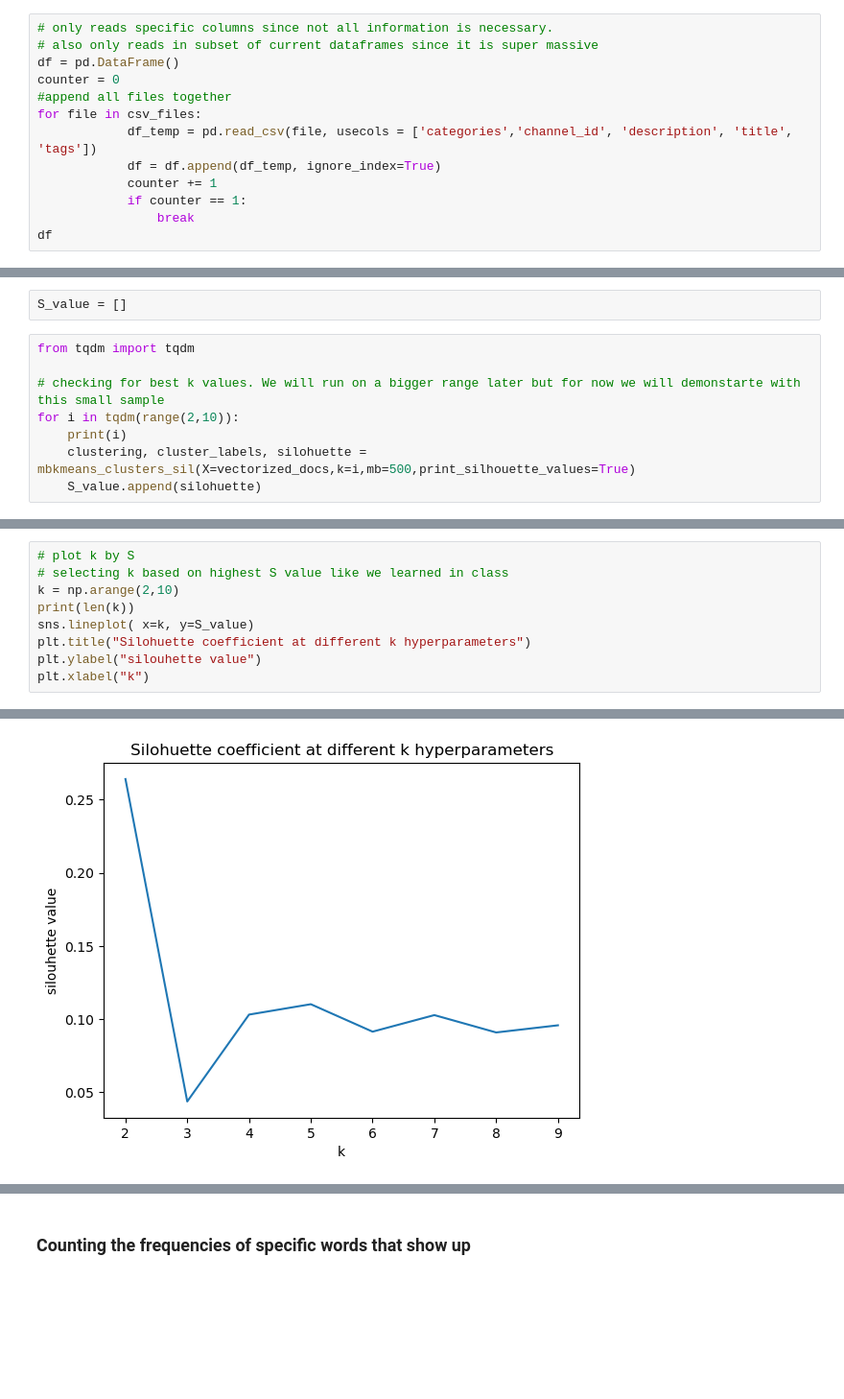
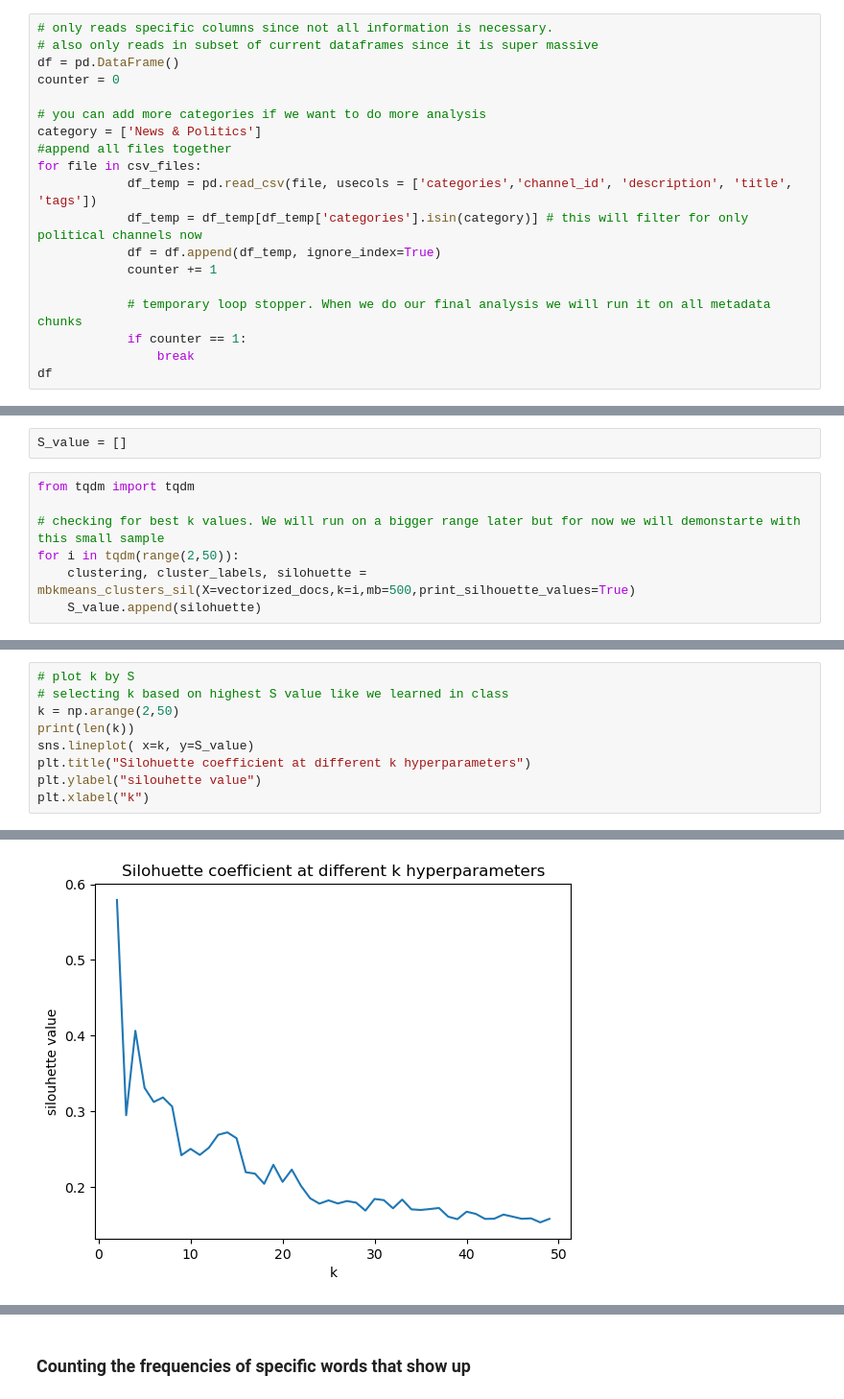
Before and after one commit to epfl-ada/ada-2022-project-chromegoldfish, a Jupyter notebook: simon/data-explore.ipynb, the cells around one changed output, grey strips where cells are left out. Shown at 96% size. Drawn from its saved outputs; the diff is of its cells as text; blank space fills up the shorter version.

Commit message:
added filtering for politics and news

```diff
--- a/simon/data-explore.ipynb
+++ b/simon/data-explore.ipynb
@@ -387,11 +383,17 @@ csv_files = glob.glob('*.csv.gz')
 # also only reads in subset of current dataframes since it is super massive
 df = pd.DataFrame()
 counter = 0
+
+# you can add more categories if we want to do more analysis
+category = ['News & Politics']
 #append all files together
 for file in csv_files:
             df_temp = pd.read_csv(file, usecols = ['categories','channel_id', 'description', 'title', 'tags'])
+            df_temp = df_temp[df_temp['categories'].isin(category)] # this will filter for only political channels now
             df = df.append(df_temp, ignore_index=True)
             counter += 1
+
+            # temporary loop stopper. When we do our final analysis we will run it on all metadata chunks
             if counter == 1:
                 break
 df
@@ -773,8 +779,7 @@ S_value = []
 from tqdm import tqdm
 
 # checking for best k values. We will run on a bigger range later but for now we will demonstarte with this small sample
-for i in tqdm(range(2,10)):
-    print(i)
+for i in tqdm(range(2,50)):
     clustering, cluster_labels, silohuette = mbkmeans_clusters_sil(X=vectorized_docs,k=i,mb=500,print_silhouette_values=True)
     S_value.append(silohuette)
 # %% [output]
@@ -809,7 +814,7 @@ len(S_value)
 # %%
 # plot k by S
 # selecting k based on highest S value like we learned in class
-k = np.arange(2,10)
+k = np.arange(2,50)
 print(len(k))
 sns.lineplot( x=k, y=S_value)
 plt.title("Silohuette coefficient at different k hyperparameters")
@@ -820,2 +825,2 @@ plt.xlabel("k")
 Text(0.5, 0, 'k')
-[figure, old version]
+[figure, new version]
```
Also changed, not shown: parts of 20 cells of this notebook.
